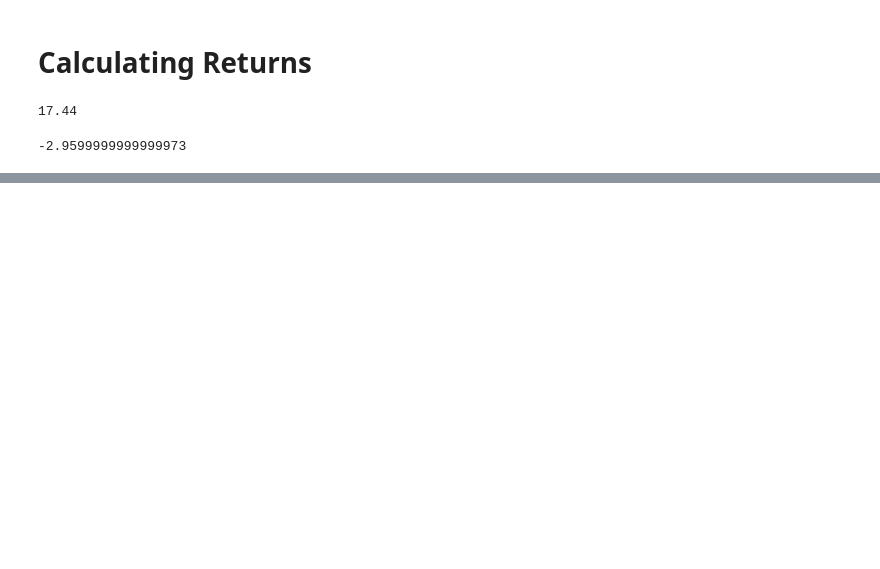
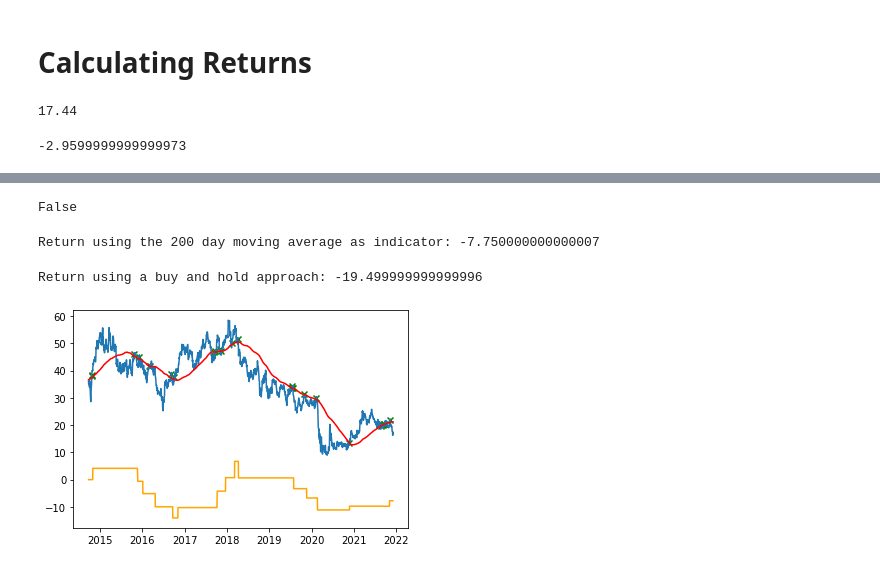
Before and after one commit to SWeisshaar/asim, a Jupyter notebook: notebooks/Net_Return.ipynb, the cells around one changed output, grey strips where cells are left out. Drawn from its saved outputs; the diff is of its cells as text; code cells hidden in the pictures; blank space fills up the shorter version.

Commit message:
Calculate return using the 200 MA and 10 percent stop loss, take profit for a given stock

```diff
--- a/notebooks/Net_Return.ipynb
+++ b/notebooks/Net_Return.ipynb
@@ -193,0 +214,57 @@ net_return(df_sp, "AAL", "2021-11-15", "2021-11-30")
+# %%
+list = []
+
+position = False
+
+total_return = 0
+
+for i in df_buy_signal.index:
+
+    if i-1 in df_buy_signal.index:
+
+        # Signal, when the price crosses the sma from below, i.e. the price was below the sma the day before and is now above the sma
+        if ((df_buy_signal.iloc[i]["prccd"] > df_buy_signal.iloc[i]["moving_average_200"]) &
+            (df_buy_signal.iloc[i-1]["prccd"] < df_buy_signal.iloc[i]["moving_average_200"]) &
+            (position == False)):
+
+            position = True
+
+            price_buy = df_buy_signal.iloc[i]["prccd"]
+
+        elif(position == True):
+
+            net_return = df_buy_signal.iloc[i]["prccd"] - price_buy
+
+            # Close position if it makes 10 % loss or profit
+            if((net_return < -(0.1 * price_buy)) |
+               (net_return > (0.1 * price_buy))):
+
+                position = False
+
+                total_return += net_return
+
+        list.append(total_return)
+
+list.append(total_return)
+
+print(position)
+# %% [output]
+False
+# %%
+print("Return using the 200 day moving average as indicator: " + str(list[len(list)-1]))
+# %% [output]
+Return using the 200 day moving average as indicator: -7.750000000000007
+# %%
+print("Return using a buy and hold approach: " + str(df_buy_signal.iloc[len(df_buy_signal)-1]["prccd"] - df_buy_signal.iloc[0]["prccd"]))
+# %% [output]
+Return using a buy and hold approach: -19.499999999999996
+# %%
+df_buy_signal["total_return"] = list
+# %%
+plt.plot(df_buy_signal["datadate"], df_buy_signal["prccd"])
+plt.plot(df_buy_signal["datadate"], df_buy_signal["moving_average_200"], color="red")
+plt.scatter(df_buy_signal["datadate"], df_buy_signal["signal"], color="green", marker="x")
+plt.plot(df_buy_signal["datadate"], df_buy_signal["total_return"], color="orange")
+plt.show()
+# %% [output]
+[figure, added]
```
Also changed, not shown: parts of 4 cells of this notebook.
